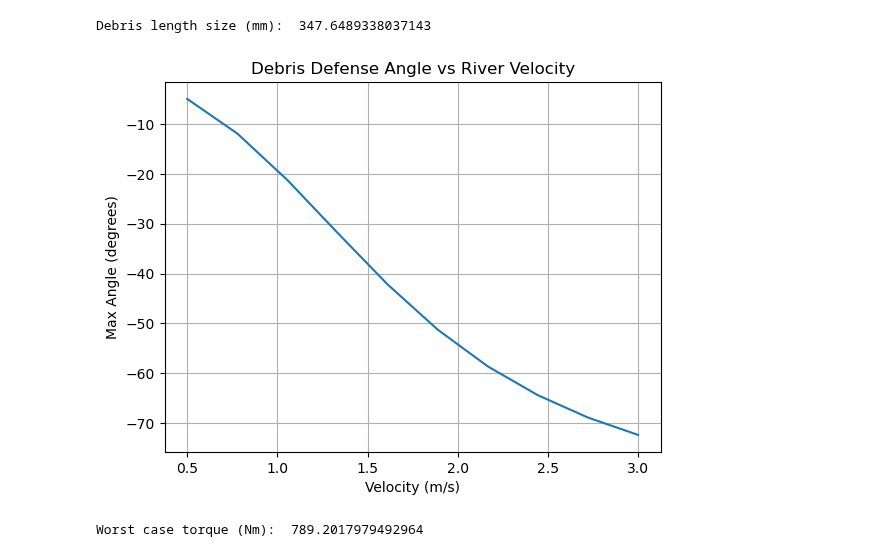
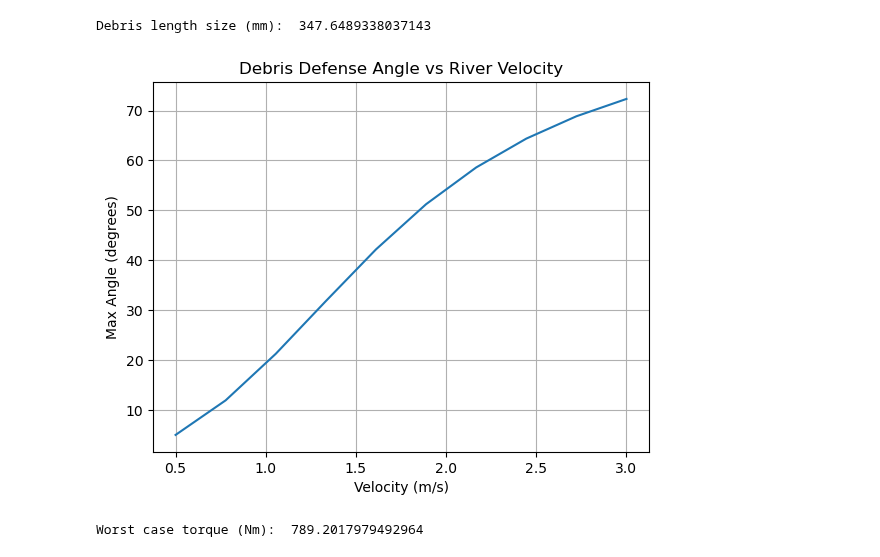
Before and after one commit to pilipb/DP5-code, a Jupyter notebook: main.ipynb, the cells around one changed output. Saved outputs shown, nothing was run; the diff lists cells and outputs as text; code cells hidden in the pictures.

```diff
--- a/main.ipynb
+++ b/main.ipynb
@@ -200,19 +198,19 @@ Debris length size (mm):  347.6489338037143
 # %%
 # calculate the angle of the debris defense system to send debris under the turbine
 angles = []
 velocities = np.linspace(0.5, 3,10 )
 for u in velocities:
-    angles.append(debris_angle(u, size/1000 ))
+    angles.append(-debris_angle(u, size/1000 ))
 
 # plot the angle vs velocity
 plt.plot(velocities, angles)
 plt.grid()
 plt.xlabel('Velocity (m/s)')
 plt.ylabel('Max Angle (degrees)')
 plt.title('Debris Defense Angle vs River Velocity')
 plt.show()
 # %% [output]
-[figure, old version]
+[figure, new version]
 # %%
 # using dimensions and inputs calculate the torque on the drive shaft
 
```
Also changed, not shown: parts of 2 cells of this notebook.
